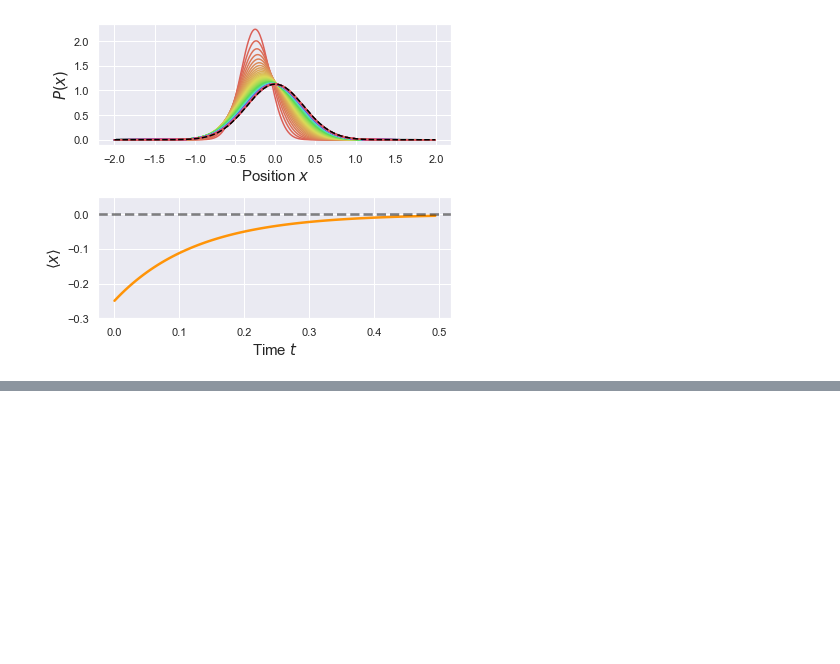
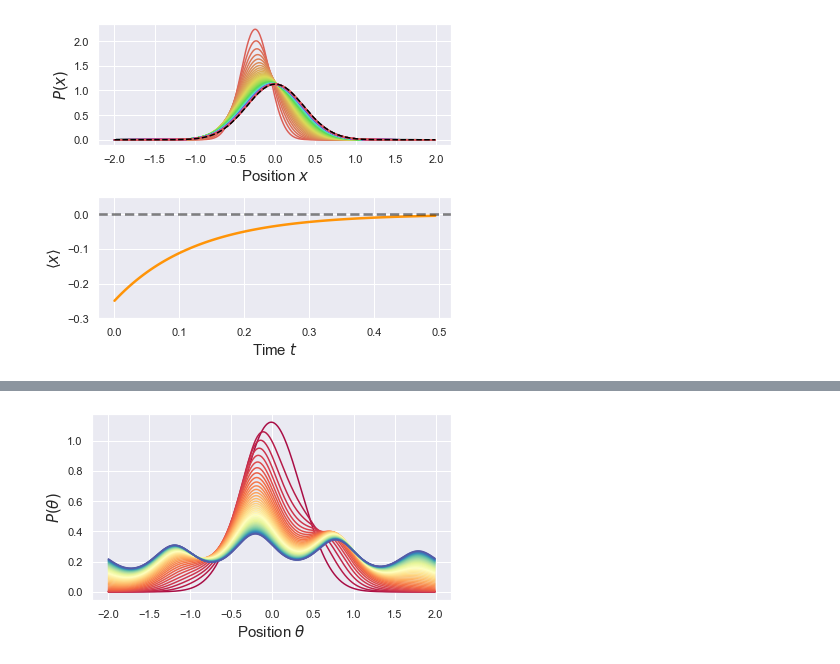
Before and after one commit to StevenJLarge/FokkerPlanck, a Jupyter notebook: notebooks/tutorials/01-simulator.ipynb, the cells around one changed output, grey strips where cells are left out. Cells and saved outputs as stored; diff of their text form; code cells hidden in the pictures; blank space fills up the shorter version.

```diff
--- a/notebooks/tutorials/01-simulator.ipynb
+++ b/notebooks/tutorials/01-simulator.ipynb
@@ -101,0 +185,36 @@ for _ in range(100):
+# %%
+# Now we can build the config dictionary and run a simulation:
+config_periodic = {
+    "D": 1.0,
+    "dx": 0.01,
+    "dt": 0.001,
+    "x_min": -2.0,
+    "x_max": 2.0,
+    "boundary_cond": BoundaryCondition.Periodic
+}
+
+# And the force parameters
+amp_1 = 0.5
+amp_2 = 2.0
+phase_shift = 0.33
+
+custom_sim = MultiPeriodicEqulibration(config_periodic, amp_1, amp_2, phase_shift)
+# %%
+# And then run the simulation
+res_periodic = custom_sim.run_simulation(tau=1.0)
+# %%
+# And then, we before, we can plot the evolution of this probability over time
+
+fig, ax = plt.subplots(1, 1, figsize=(6, 3.5))
+
+Pal = sns.color_palette('Spectral', len(res_periodic.prob_tracker[::20]))
+
+for i, prob in enumerate(res_periodic.prob_tracker[::20]):
+    ax.plot(res_periodic.x_array, prob, color=Pal[i])
+
+ax.set_xlabel(r"Position $\theta$", fontsize=15)
+ax.set_ylabel(r"$P(\theta)$", fontsize=15)
+plt.tight_layout()
+plt.show()
+# %% [output]
+[figure, added]
```
Also changed, not shown: parts of 7 cells of this notebook, 4 other files.
